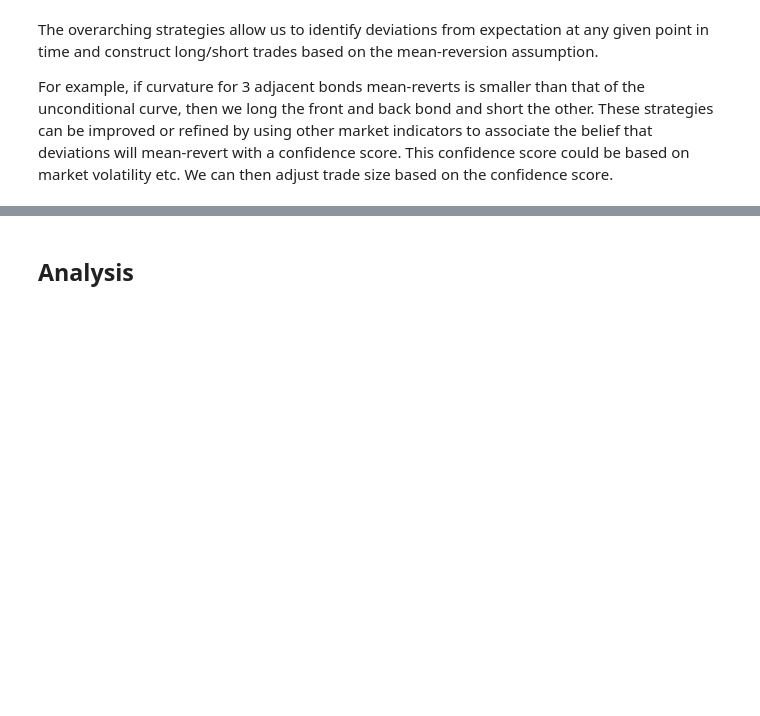
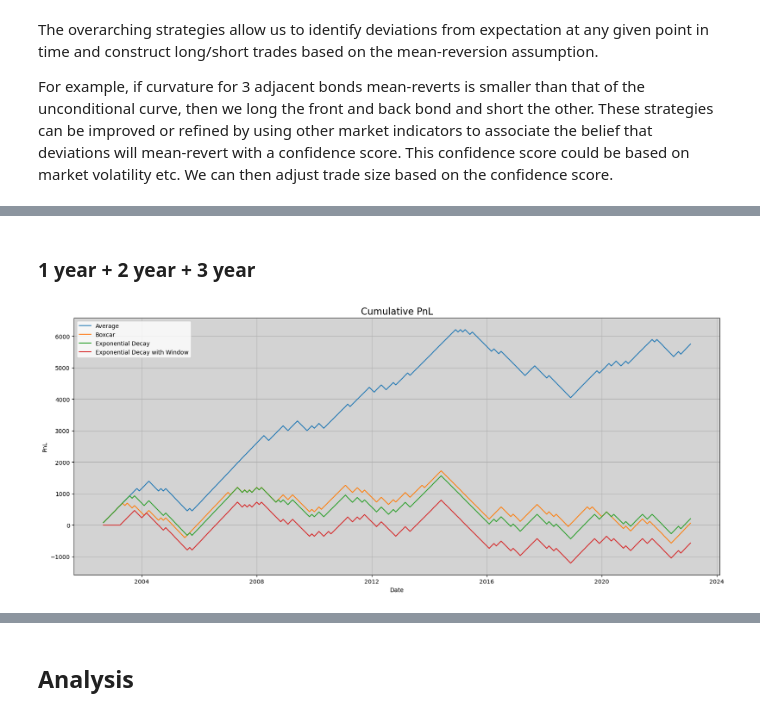
Before and after one commit to zym20000325/MeanRevertingYieldCurve, a Jupyter notebook: main.ipynb, the cells around one changed output, grey strips where cells are left out. Drawn from its saved outputs; the diff is of its cells as text; code cells hidden in the pictures; blank space fills up the shorter version.

Commit message:
trade v1

```diff
--- a/main.ipynb
+++ b/main.ipynb
@@ -169,0 +202,27 @@ three continuous point's curvature
+# %% [markdown]
+### 1 year + 2 year + 3 year
+# %%
+combination = ['1y','2y','3y']
+
+df_curvature1 = trade(df_forward, df_uncon_average, combination)
+df_curvature2 = trade(df_forward, df_uncon_boxcar, combination)
+df_curvature3 = trade(df_forward, df_uncon_exp_decay, combination)
+df_curvature4 = trade(df_forward, df_uncon_exp_decay2, combination)
+
+plt.figure(figsize=(20, 8))
+
+plt.plot(df_curvature1['cumulative_pnl'], label = "Average")
+plt.plot(df_curvature2['cumulative_pnl'], label = "Boxcar")
+plt.plot(df_curvature3['cumulative_pnl'], label = "Exponential Decay")
+plt.plot(df_curvature4['cumulative_pnl'], label = "Exponential Decay with Window")
+
+plt.title('Cumulative PnL', fontsize=16)
+plt.ylabel('PnL')
+plt.xlabel('Date')
+plt.legend()
+plt.gca().set_facecolor('lightgray')
+plt.grid(True)
+
+plt.show();
+# %% [output]
+[figure, added]
```
Also changed, not shown: parts of 13 cells of this notebook, 1 other file.
